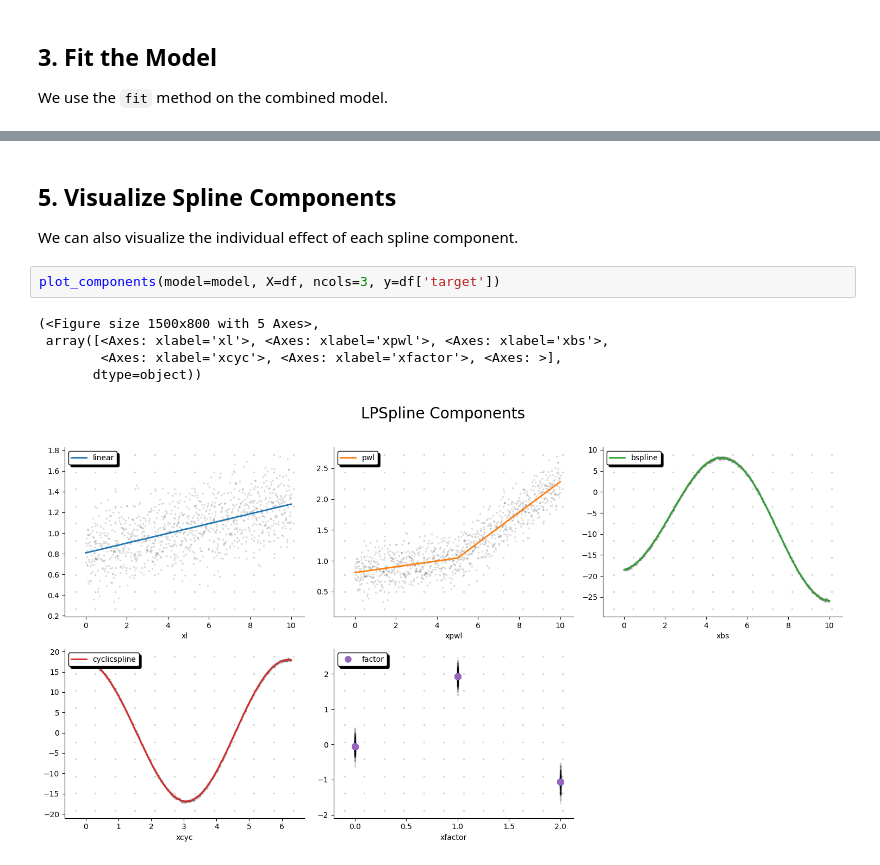
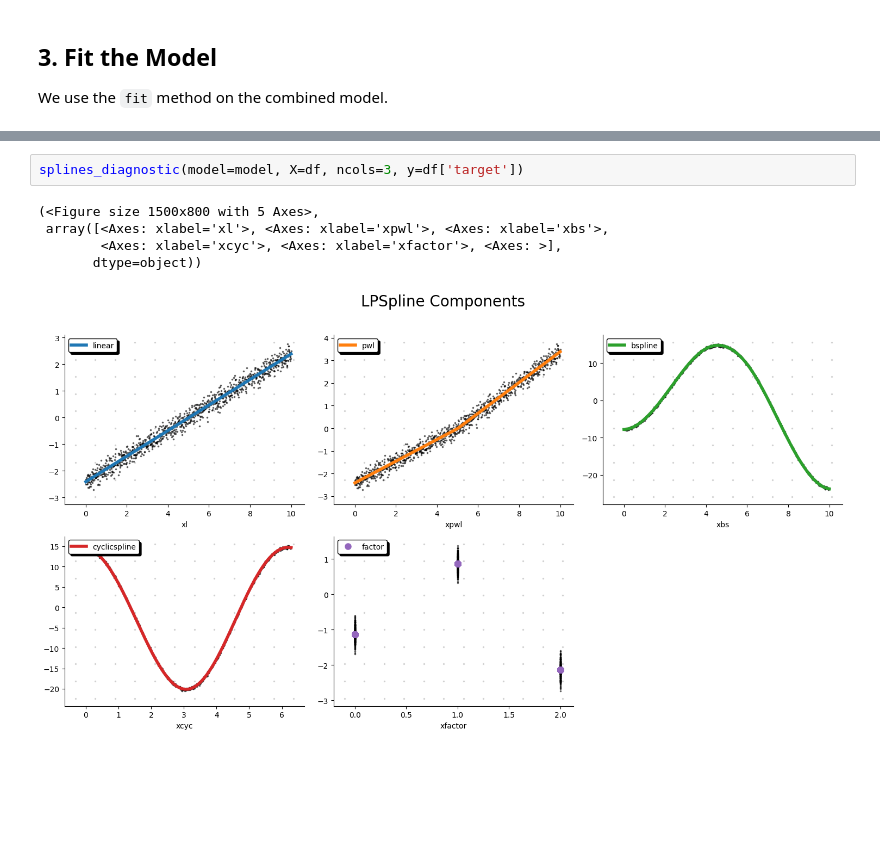
Before and after one commit to clarkmaio/lpspline, a Jupyter notebook: notebook/demo.ipynb, the cells around one changed output, grey strips where cells are left out. Saved outputs shown, nothing was run; the diff lists cells and outputs as text; blank space fills up the shorter version.

```diff
--- a/notebook/demo.ipynb
+++ b/notebook/demo.ipynb
@@ -129,12 +110,8 @@ Mean Squared Error: 0.0385
-# %% [markdown]
-## 5. Visualize Spline Components
-
-We can also visualize the individual effect of each spline component.
 # %%
-plot_components(model=model, X=df, ncols=3, y=df['target'])
+splines_diagnostic(model=model, X=df, ncols=3, y=df['target'])
 # %% [output]
 (<Figure size 1500x800 with 5 Axes>,
  array([<Axes: xlabel='xl'>, <Axes: xlabel='xpwl'>, <Axes: xlabel='xbs'>,
         <Axes: xlabel='xcyc'>, <Axes: xlabel='xfactor'>, <Axes: >],
        dtype=object))
-[figure, old version]
+[figure, new version]
```
Also changed, not shown: parts of 6 cells of this notebook, 6 other files.
